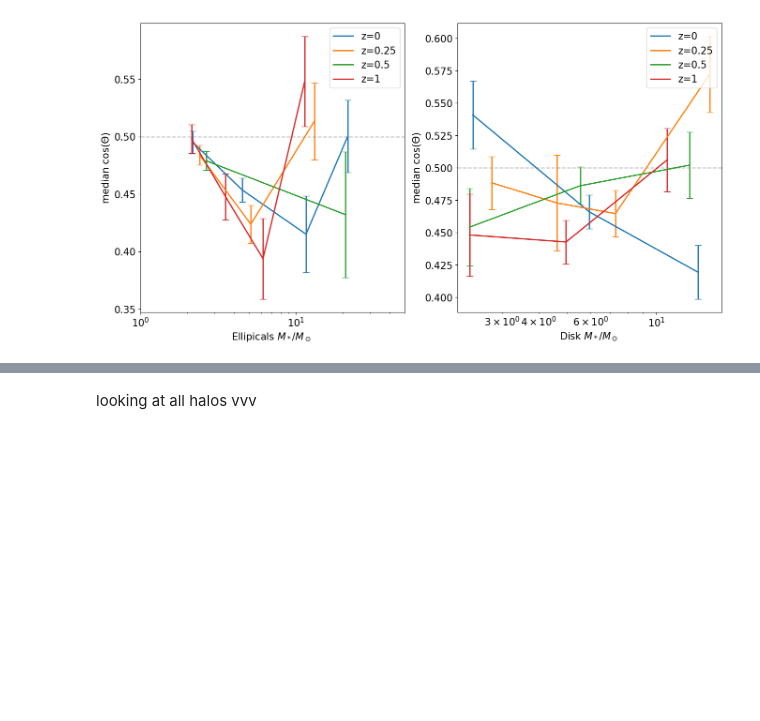
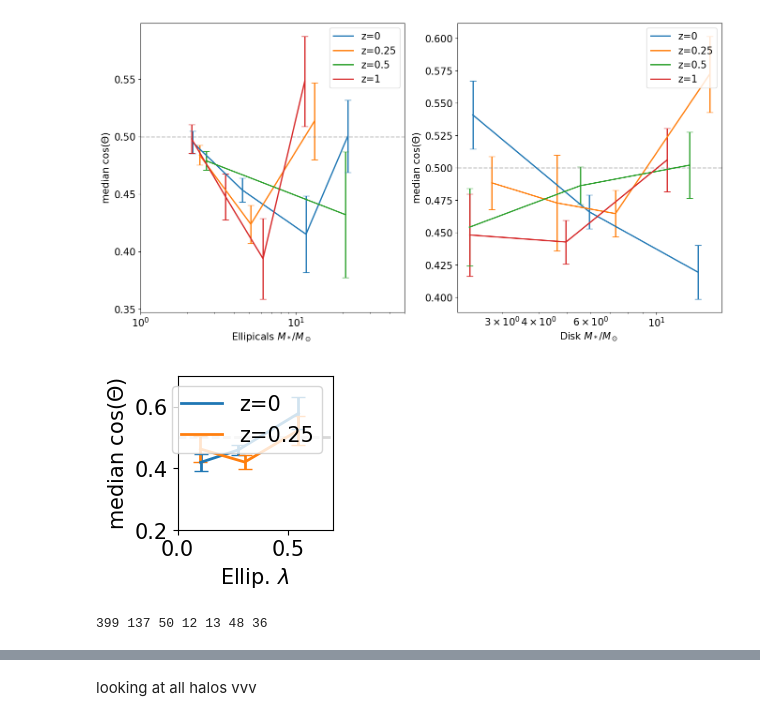
Before and after one commit to zpenoyre/illustris, a Jupyter notebook: web/code/data_analysis.ipynb, the cells around one changed output, grey strips where cells are left out. Saved outputs shown, nothing was run; the diff lists cells and outputs as text; code cells hidden in the pictures; blank space fills up the shorter version.

```diff
--- a/web/code/data_analysis.ipynb
+++ b/web/code/data_analysis.ipynb
@@ -182,10 +180,12 @@ log_bin_theta[0][:,5]
 # %%
 bin_lambda=[]; theta_bins =[[0,0.15,0.5,0.7],[0,0.15,0.5,0.7],[0,0.15,0.5,0.7],[0,0.15,0.5,0.7]]
-fig = plt.figure(figsize=(8, 8)); gs=gridspec.GridSpec(1, 1); ax5=plt.subplot(gs[0,0]);
+fig = plt.figure(figsize=(2, 2)); gs=gridspec.GridSpec(1, 1); ax5=plt.subplot(gs[0,0]);
 for i in [0,1]:
-    bin_lambda.append(bf.log_bin_data(galData[i][ maskMass(i,5) & maskEllips(i) & (webData[i][:,17]==0)][:,17], abs(webData[i][maskMass(i,5) & maskEllips(i) & (webData[i][:,17]==0) ][:,15]),theta_bins[i],1))
+    bin_lambda.append(bf.bin_data(galData[i][ maskMass(i,5) & maskEllips(i) & (webData[i][:,17]==0)][:,17], abs(webData[i][maskMass(i,5) & maskEllips(i) & (webData[i][:,17]==0) ][:,15]),theta_bins[i],1))
     ax5.errorbar(bin_lambda[i][:,0], (bin_lambda[i][:,1]), yerr=bin_lambda[i][:,3], fmt='-', label='z='+str(redshift[i]), capsize=5)
 
 handles, labels = ax5.get_legend_handles_labels(); handles = [h[0] for h in handles];
 ax5.legend(handles,labels,loc="upper right"); ax5.set_xlabel(r'Ellip. $\lambda$'); ax5.set_ylabel('median cos($\Theta$)');ax5.set_xscale('linear');ax5.axhline(0.5, color='grey', alpha=0.3, linestyle='--');
 ax5.set_xlim([0,0.7]);ax5.set_ylim([0.2,0.7]);
+# %% [output]
+[figure, added]
@@ -384,0 +231,12 @@ plt.show()
+# %%
+output = web_evolution(3,0)
+no_mov =( (output[:,0] == 1) & (output[:,1] == 1)).sum() + ( (output[:,0] == 0) & (output[:,1] == 0)).sum() +( (output[:,0] == -1) & (output[:,1] == -1)).sum()
+fil_to_clus = ( (output[:,0] == 0) & (output[:,1] == 1)).sum()
+clus_to_fil = ( (output[:,0] == 1) & (output[:,1] == 0)).sum()
+clus_to_none = ( (output[:,0] == 1) & (output[:,1] == -1)).sum()
+fil_to_none = ( (output[:,0] == 0) & (output[:,1] == -1)).sum()
+none_to_fil = ( (output[:,0] == -1) & (output[:,1] == 0)).sum()
+none_to_clus = ( (output[:,0] == -1) & (output[:,1] == 1)).sum()
+print(no_mov, fil_to_clus, clus_to_fil, clus_to_none, fil_to_none, none_to_fil, none_to_clus)
+# %% [output]
+399 137 50 12 13 48 36
```
Also changed, not shown: parts of 23 cells of this notebook, 1 other file.
